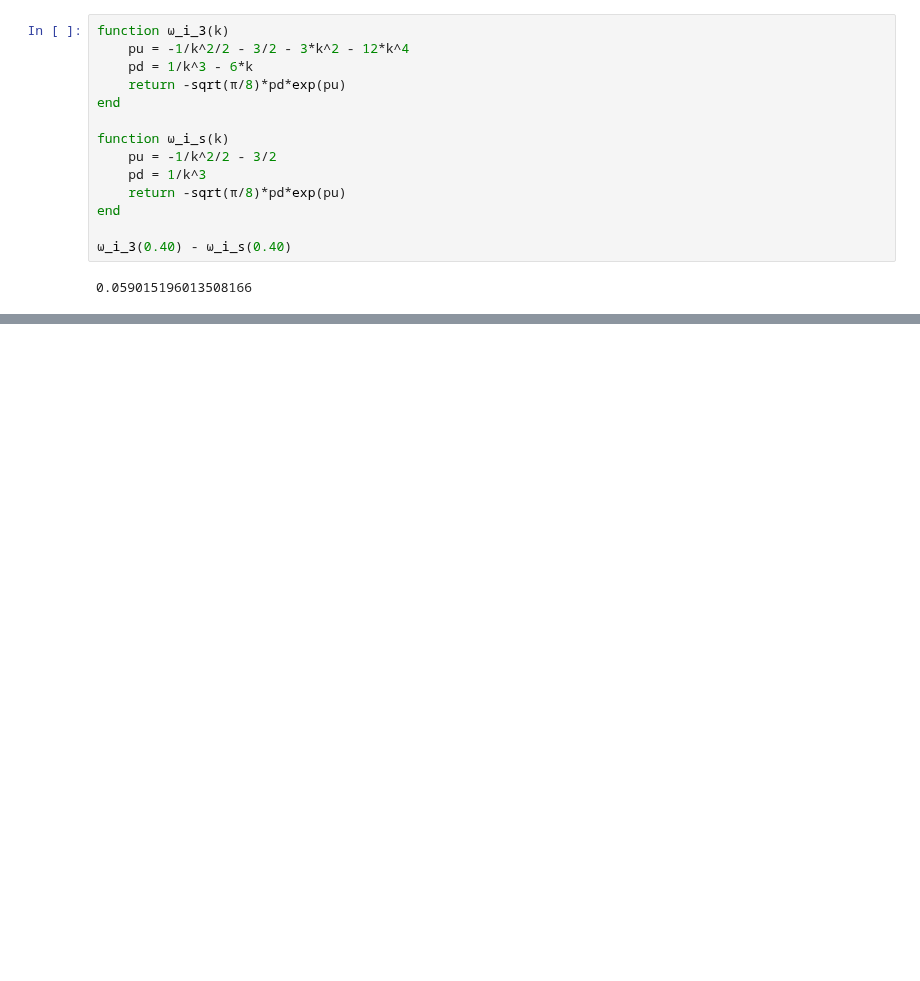
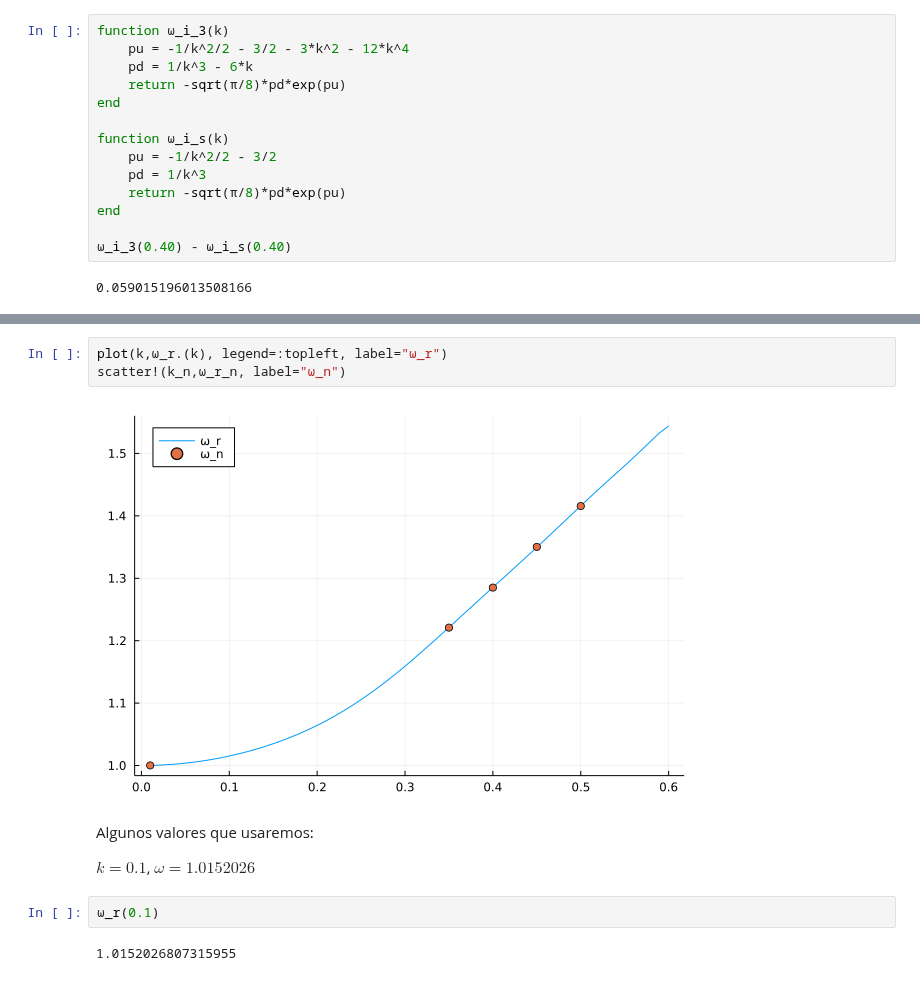
Before and after one commit to reula/PIC-1D, a Jupyter notebook: dispersion_relations.ipynb, the cells around one changed output, grey strips where cells are left out. Cells and saved outputs as stored; diff of their text form; blank space fills up the shorter version.

```diff
--- a/dispersion_relations.ipynb
+++ b/dispersion_relations.ipynb
@@ -199,0 +210,13 @@ plot(k,ω_r.(k))
+# %%
+plot(k,ω_r.(k), legend=:topleft, label="ω_r")
+scatter!(k_n,ω_r_n, label="ω_n")
+# %% [output]
+[figure, added]
+# %% [markdown]
+Algunos valores que usaremos:
+
+$k=0.1$, $\omega=1.0152026$
+# %%
+ω_r(0.1)
+# %% [output]
+1.0152026807315955
```
Also changed, not shown: parts of 7 cells of this notebook, 19 other files.
